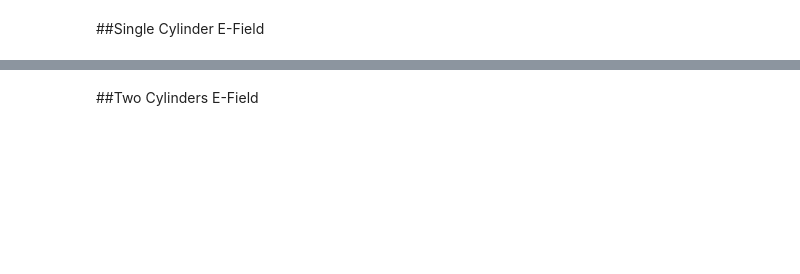
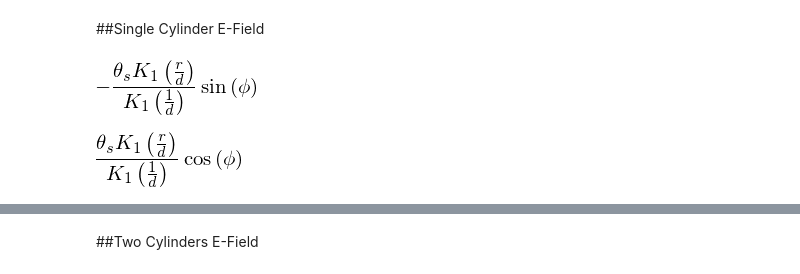
Before and after one commit to brettavedisian/Liquid-Crystals, a Jupyter notebook: sympy.ipynb, the cells around one changed output, grey strips where cells are left out. Drawn from its saved outputs; the diff is of its cells as text; code cells hidden in the pictures; blank space fills up the shorter version.

```diff
--- a/sympy.ipynb
+++ b/sympy.ipynb
@@ -53,7 +51,11 @@ def nx(r, phi, theta_s, R, d):
 def ny(r, phi, theta_s, R, d):
     return (theta_s*cos(phi)*besselk(1, r/d)/besselk(1, R/d))
 # %%
-nx(r, phi, theta_s, R, d)
+nx(r, phi, theta_s, 1, d)
+# %% [output]
+[figure, added]
 # %%
-ny(r, phi, theta_s, R, d)
+ny(r, phi, theta_s, 1, d)
+# %% [output]
+[figure, added]
 # %%
```
Also changed, not shown: parts of 46 cells of this notebook, 2 other files.
